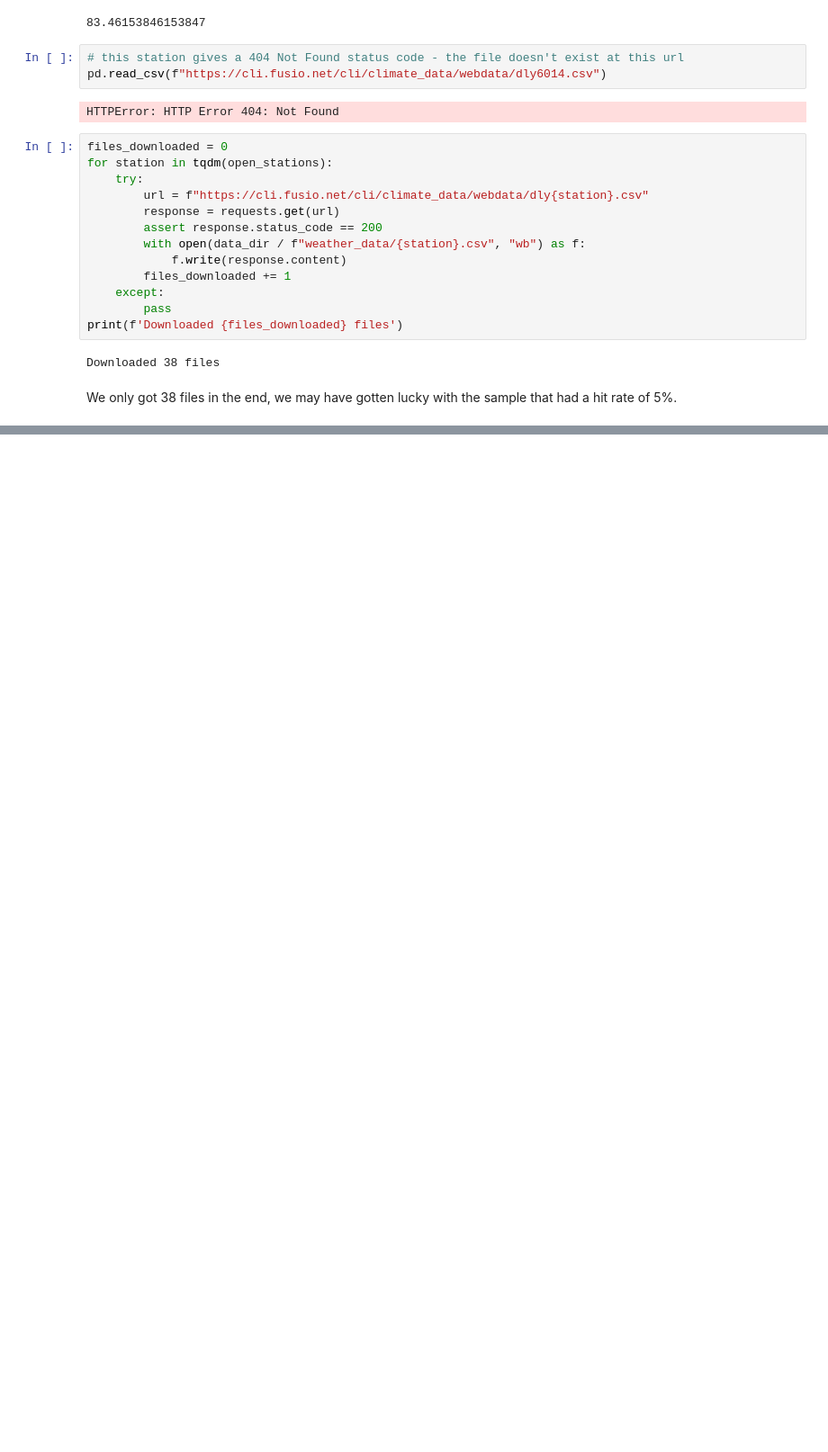
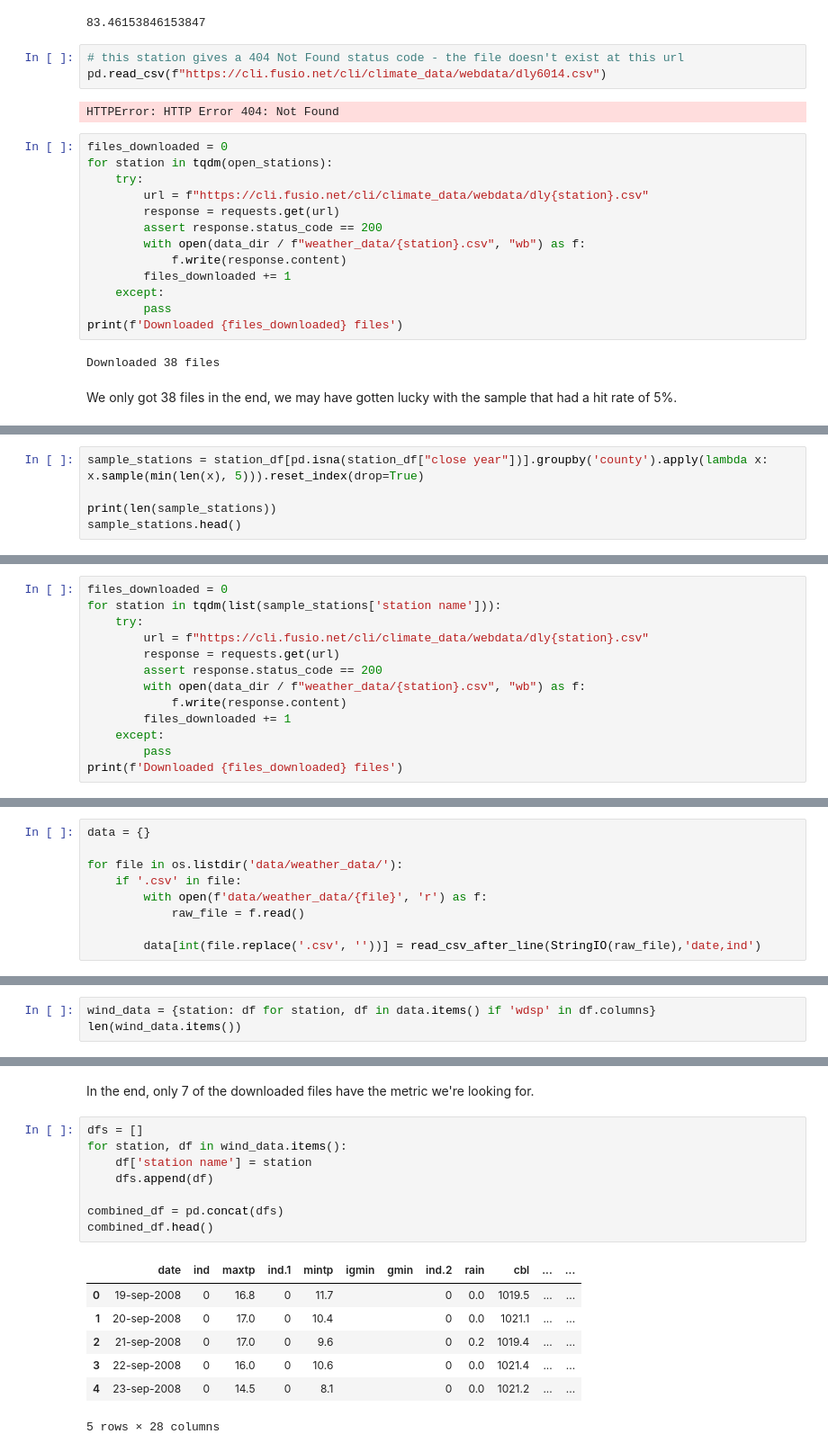
Before and after one commit to Cking313/programming_for_data_analytics, a Jupyter notebook: project/download_weather_data.ipynb, the cells around one changed output, grey strips where cells are left out. Shown: that part at 90% size. Cells and saved outputs as stored; diff of their text form; blank space fills up the shorter version.

Commit message:
Fixed error in open station definitions. Downloaded met eireann data with wind speed metrics. Combined downloaded data into wind dataframe

```diff
--- a/project/download_weather_data.ipynb
+++ b/project/download_weather_data.ipynb
@@ -170,0 +263,5 @@ We also need to keep track of the station id so
+# %%
+sample_stations = station_df[pd.isna(station_df["close year"])].groupby('county').apply(lambda x: x.sample(min(len(x), 5))).reset_index(drop=True)
+
+print(len(sample_stations))
+sample_stations.head()
@@ -170,0 +278,13 @@ We also need to keep track of the station id so
+# %%
+files_downloaded = 0
+for station in tqdm(list(sample_stations['station name'])):
+    try:
+        url = f"https://cli.fusio.net/cli/climate_data/webdata/dly{station}.csv"
+        response = requests.get(url)
+        assert response.status_code == 200
+        with open(data_dir / f"weather_data/{station}.csv", "wb") as f:
+            f.write(response.content)
+        files_downloaded += 1
+    except:
+        pass
+print(f'Downloaded {files_downloaded} files')
@@ -170,0 +293,9 @@ We also need to keep track of the station id so
+# %%
+data = {}
+
+for file in os.listdir('data/weather_data/'):
+    if '.csv' in file:
+        with open(f'data/weather_data/{file}', 'r') as f:
+            raw_file = f.read()
+
+        data[int(file.replace('.csv', ''))] = read_csv_after_line(StringIO(raw_file),'date,ind')
@@ -170,0 +320,3 @@ We also need to keep track of the station id so
+# %%
+wind_data = {station: df for station, df in data.items() if 'wdsp' in df.columns}
+len(wind_data.items())
@@ -170,0 +336,18 @@ We also need to keep track of the station id so
+# %% [markdown]
+In the end, only 7 of the downloaded files have the metric we're looking for.
+# %%
+dfs = []
+for station, df in wind_data.items():
+    df['station name'] = station
+    dfs.append(df)
+
+combined_df = pd.concat(dfs)
+combined_df.head()
+# %% [output]
+|  | date | ind | maxtp | ind.1 | mintp | igmin | gmin | ind.2 | rain | cbl | ... | ... |
+| 0 | 19-sep-2008 | 0 | 16.8 | 0 | 11.7 |  |  | 0 | 0.0 | 1019.5 | ... | ... |
+| 1 | 20-sep-2008 | 0 | 17.0 | 0 | 10.4 |  |  | 0 | 0.0 | 1021.1 | ... | ... |
+| 2 | 21-sep-2008 | 0 | 17.0 | 0 | 9.6 |  |  | 0 | 0.2 | 1019.4 | ... | ... |
+| 3 | 22-sep-2008 | 0 | 16.0 | 0 | 10.6 |  |  | 0 | 0.0 | 1021.4 | ... | ... |
+| 4 | 23-sep-2008 | 0 | 14.5 | 0 | 8.1 |  |  | 0 | 0.0 | 1021.2 | ... | ... |
+5 rows × 28 columns
```
Also changed, not shown: parts of 23 cells of this notebook.
